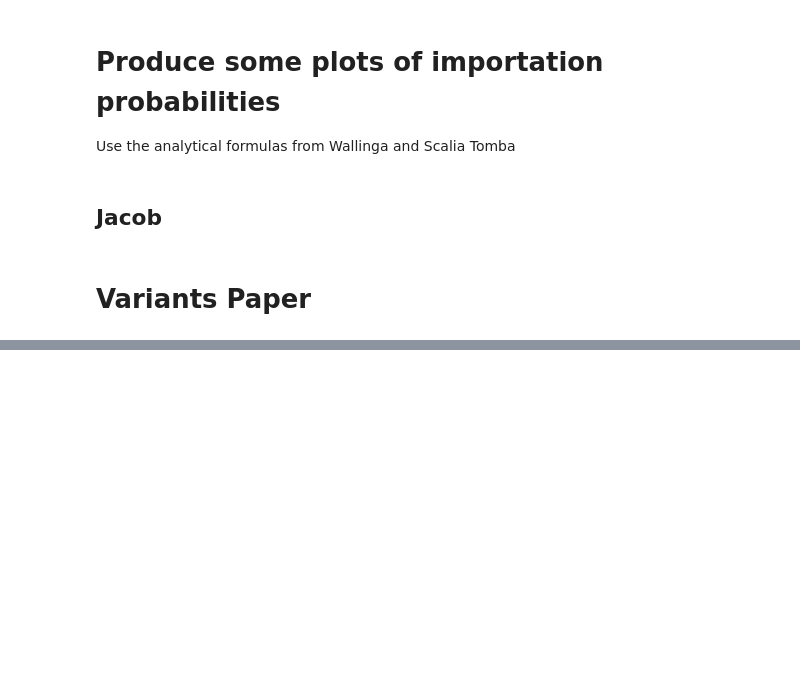
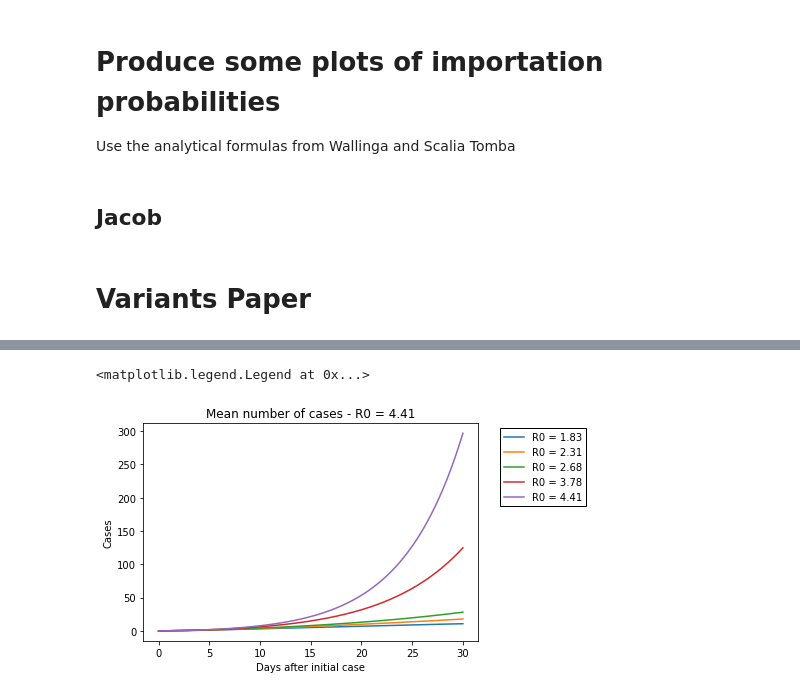
Before and after one commit to JCurran-Sebastian/BPs_for_VoC, a Jupyter notebook: Stochastic_Invasion_BPs_v1.ipynb, the cells around one changed output, grey strips where cells are left out. Cells and saved outputs as stored; diff of their text form; code cells hidden in the pictures; blank space fills up the shorter version.

```diff
--- a/Stochastic_Invasion_BPs_v1.ipynb
+++ b/Stochastic_Invasion_BPs_v1.ipynb
@@ -306,66 +324,37 @@ plt.legend(loc=2, bbox_to_anchor=(1.05, 1), framealpha=1., edgecolor='black', fa
 
 
 const_vec = np.array((1., sus_sa, az_vac_sa, az_vac_sa*sus_sa, pfi_vac_sa, pfi_vac_sa*sus_sa, new_vac_sa, new_vac_sa*sus_sa))
 time = np.linspace(0, 30, num=1000)
-for r, Reff in enumerate(Reff_vec[:]):
+for r, Reff in enumerate(Reff_vec):
     beta_SA = Reff*gamma*rtrans_variant
     RV = Reff*rtrans_variant
-    def Omega(t):
-        nexposed = int(ntypes/2)
-        Omat = np.zeros((ntypes, ntypes))
-        for nex in range(0, nexposed):
-            Omat[nex, nex+nexposed] = 1
-            Omat[nex+nexposed, :nexposed] = (const_vec[nex]/len(const_vec))*beta_SA/((beta_SA*gamma))
-            Omat[nex+nexposed, nex+nexposed] = (np.sum(const_vec)/len(const_vec)) * beta_SA/(beta_SA + gamma)
-
-        Omat -= np.identity(ntypes)
-        Omat*= (beta_SA + gamma)
-        return Omat
-
-
-#     def Omega(t):
-#         nexposed = len(const_vec)
-#         Omat = np.zeros((ntypes, ntypes))
-#         omega_vec = sigma * np.ones(ntypes)
-
-#         for nex in range(0, nexposed):
-# #             Omat[nex, nex] -= 1.
-#             omega_vec[nex + nexposed] = const_vec[nex]*beta_SA + gamma
-#             Omat[nex, nex+nexposed] = omega_vec[nex]
-#             Omat[nex+nexposed, :nexposed] = ((const_vec/len(const_vec))*beta_SA/((omega_vec[nex+nexposed])) ) * (omega_vec[nex+nexposed])
-#             Omat[nex+nexposed, nex+nexposed] = (((np.sum(const_vec * beta_SA/(omega_vec[nex+nexposed])))/len(const_vec)))*(omega_vec[nex+nexposed])
-
-#         Omat -= np.diag(omega_vec)
-# #         Omat[nexposed + nex, :]*= (beta_SA*const_vec[nex] + gamma)
-
-#         return Omat
-
 
     def Omega(t): # Matrix of first partial derivatives of offspring distribution.
         nexposed = len(const_vec)
         Omat = np.zeros((ntypes, ntypes))
         omega_vec = sigma * np.ones(ntypes)
 
         for nex in range(0, nexposed):
-#             Omat[nex, nex] -= 1.
             omega_vec[nex + nexposed] = (np.sum(const_vec)*beta_SA/nexposed) + gamma
             Omat[nex, nex+nexposed] = omega_vec[nex]
             Omat[nex+nexposed, :nexposed] = ((const_vec[nex]/len(const_vec))*beta_SA)
             Omat[nex+nexposed, nex+nexposed] = (((np.sum(const_vec * beta_SA))/len(const_vec)))
 
         Omat -= np.diag(omega_vec)
-#         Omat[nexposed + nex, :]*= (beta_SA*const_vec[nex] + gamma)
 
         return Omat
     outbreak.set_Omega(Omega)
     n0s = np.zeros(ntypes)
     Mvec = outbreak.solve_mean_odes(outbreak.set_mean_odes, time, n0s)
     plt.plot(time, np.sum(Mvec/(1-rho_mat[r, :]), axis=0), label = 'R0 = ' + str(np.round(RV, 2)))
 plt.title("Mean number of cases - R0 = " + str(np.round(RV, 2)))
 plt.xlabel("Days after initial case")
 plt.ylabel("Cases")
 plt.savefig("./meancases_R0=" + str(np.round(RV, 2)) + ".pdf")
 plt.legend(loc=2, bbox_to_anchor=(1.05, 1), framealpha=1., edgecolor='black', fancybox=False)
+# %% [output]
+<matplotlib.legend.Legend at 0x...>
+[figure, added]
 # %%
 import numpy.linalg as nla
 # %%
```
Also changed, not shown: parts of 12 cells of this notebook.
